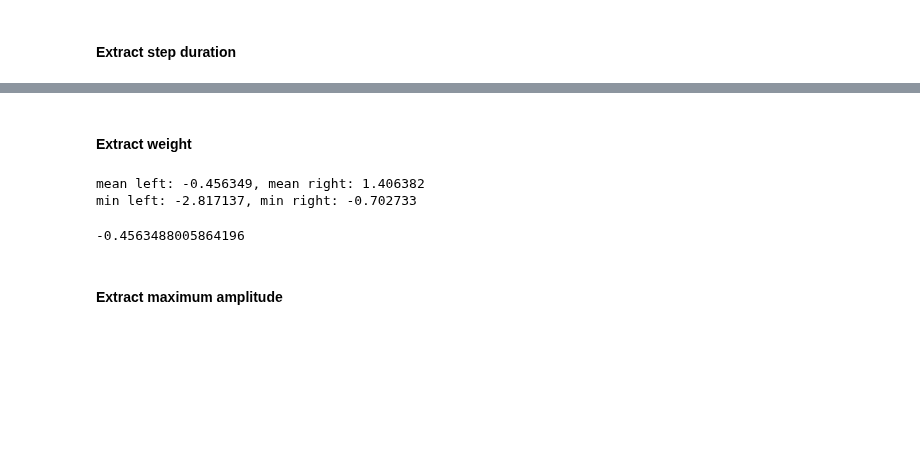
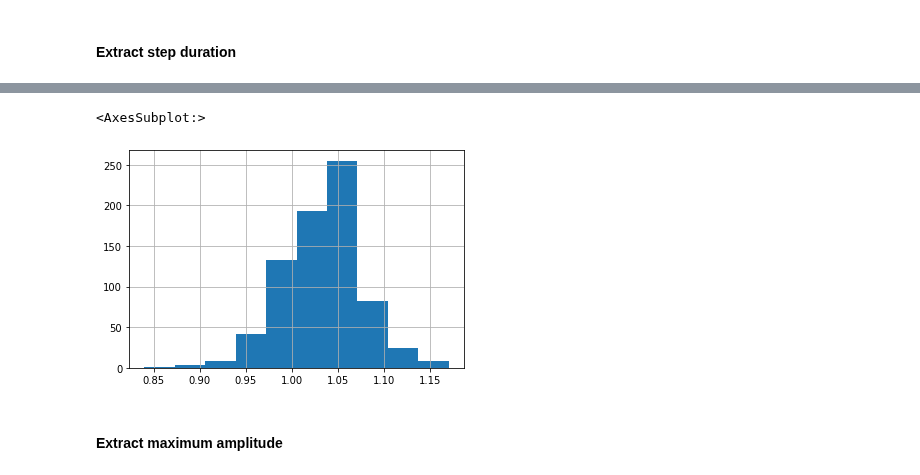
Before and after one commit to creamlab/treadmill, a Jupyter notebook: analysis/analysis.ipynb, the cells around one changed output, grey strips where cells are left out. Drawn from its saved outputs; the diff is of its cells as text; code cells hidden in the pictures; blank space fills up the shorter version.

```diff
--- a/analysis/analysis.ipynb
+++ b/analysis/analysis.ipynb
@@ -67,2 +14,0 @@ For now, simply delete data before 5000 in first file.
-# %%
-step_data_1 = step_data_1.loc[5001:].reset_index()
@@ -655,5 +565,18 @@ def zscore_step_data(step_data):
 
     return step_data
 
-zscore_step_data(merged_data_2).z
+treadmill_data='treadmill_participant_1_order_1_21_06_15_10_04.csv'
+cols = ['time','x_left','y_left','z_left','x_right','y_right','z_right']
+treadmill_data = pd.read_csv('data/'+treadmill_data)
+treadmill_data[cols] = treadmill_data[cols].apply(pd.to_numeric)
+rs_treadmill_data = resample_all_cols(treadmill_data)
+de_treadmill_data = detrend_all_cols(rs_treadmill_data)
+step_data = convert_to_steps(de_treadmill_data)
+
+sound_data='treadmill_participant_1_order_1_21_06_15_10_04_sound.csv'
+sound_data = pd.read_csv('data/'+sound_data)
+sound_data.pitch = sound_data.pitch.apply(pd.to_numeric)
+
+merged_data = merge_step_data_with_sounds(step_data,sound_data)
+merged_data = zscore_step_data(merged_data)
 # %% [output]
@@ -686,35 +596,0 @@ merged_data_2.step_duration.hist()
-# %% [markdown]
-#### Extract weight
-# %%
-def extract_weight(data):
-
-    # find reset index, corresponding to change of foot
-    reset_index = data[np.append([False],(np.diff(data.time)<0))].index[0]
-
-    # tag foot
-    data.loc[:reset_index,'foot']='left'
-    data.loc[reset_index:,'foot']='right'
-
-    # select median as mean weight per foot
-    mean_weights = data.groupby(['foot'])[['z_left','z_right']].median().reset_index()
-    min_weights = data.groupby(['foot'])[['z_left','z_right']].min().reset_index()
-
-    mean_left = float(mean_weights[mean_weights.foot=='left'].z_left)
-    min_left = float(min_weights[min_weights.foot=='right'].z_left) # absolute minimum of left treadmill when all weight in on right foot
-
-    mean_right = float(mean_weights[mean_weights.foot=='right'].z_right)
-    min_right = float(min_weights[min_weights.foot=='left'].z_right)# absolute minimum of right treadmill when all weight in on left foot
-
-    return mean_left,min_left,mean_right,min_right
-
-file ='treadmill_4_21_06_01_09_00'
-weight_data = pd.read_csv('data/backup/'+file+'_weight.csv')
-weight_data = weight_data.apply(pd.to_numeric)
-mean_left, min_left,mean_right,min_right= extract_weight(weight_data)
-print('mean left: %f, mean right: %f'%(mean_left,mean_right))
-print('min left: %f, min right: %f'%(min_left,min_right))
-float(mean_left)
-# %% [output]
-mean left: -0.456349, mean right: 1.406382
-min left: -2.817137, min right: -0.702733
--0.4563488005864196
@@ -738,2 +597,28 @@ def extract_weight_percentage(data):
+# %%
+def extract_step_duration(step_data):
+
+    step_data['step_duration'] = step_data['end'] - step_data['start']
+
+    return step_data
+
+treadmill_data='treadmill_participant_1_order_1_21_06_15_10_04.csv'
+cols = ['time','x_left','y_left','z_left','x_right','y_right','z_right']
+treadmill_data = pd.read_csv('data/'+treadmill_data)
+treadmill_data[cols] = treadmill_data[cols].apply(pd.to_numeric)
+rs_treadmill_data = resample_all_cols(treadmill_data)
+de_treadmill_data = detrend_all_cols(rs_treadmill_data)
+step_data = convert_to_steps(de_treadmill_data)
+
+sound_data='treadmill_participant_1_order_1_21_06_15_10_04_sound.csv'
+sound_data = pd.read_csv('data/'+sound_data)
+sound_data.pitch = sound_data.pitch.apply(pd.to_numeric)
+
+merged_data = merge_step_data_with_sounds(step_data,sound_data)
+
+extract_step_duration(merged_data)
+merged_data.step_duration.hist()
+# %% [output]
+<AxesSubplot:>
+[figure, added]
 # %% [markdown]
 #### Extract maximum amplitude
```
Also changed, not shown: parts of 56 cells of this notebook, 3 other files.
